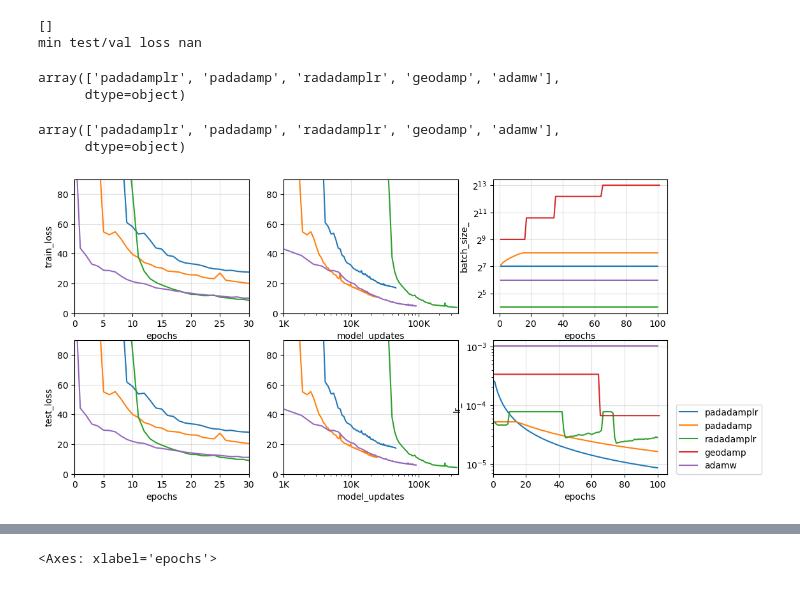
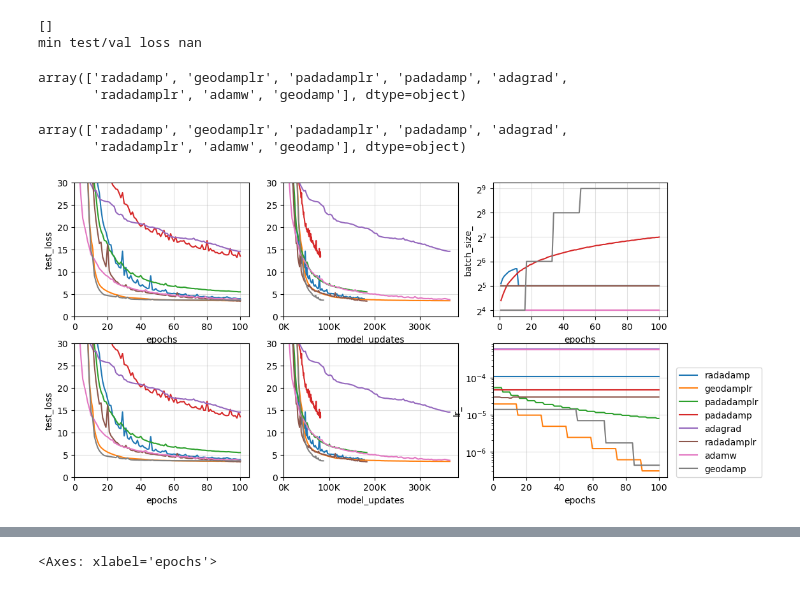
Before and after one commit to stsievert/adadamp-experiments, a Jupyter notebook: exp-autoencoder/viz-random-search.ipynb, the cells around one changed output, grey strips where cells are left out. Drawn from its saved outputs; the diff is of its cells as text; code cells hidden in the pictures.

```diff
--- a/exp-autoencoder/viz-random-search.ipynb
+++ b/exp-autoencoder/viz-random-search.ipynb
@@ -25,11 +26,11 @@ DATA = Path(".") / "data-tuning"
 
 SEARCHES = [
     DATA / "dampersearch",
-    DIR / "data-tuning-ec2" / "dampersearch",
+    DIR / "data-tuning-ec2-2025-01-31" / "dampersearch",
 ]
 RUNS = [
     DATA / "dampersweep",
-    DIR / "data-tuning-ec2" / "dampersweep",
+    DIR / "data-tuning-ec2-2025-01-31" / "dampersweep",
 ]
 searches = [pickle.loads(f.read_bytes()) for searches in SEARCHES for f in searches.glob(f"search-*.pkl")]
 
@@ -97,7 +103,7 @@ def show(damper: str, cv_results: pd.DataFrame):
             ax.set_xscale("log", base=2)
 
     for k, ax in enumerate(axs.flatten()):
-        ax.set_ylim(0, 90)
+        ax.set_ylim(0, 20)
         if show.test_loss.min() <= 1:
             raise ValueError(f"min ylim not sufficient for min test loss {show.test_loss.min()}")
         ax.grid(alpha=0.4)
@@ -195,8 +204,8 @@ min test/val loss nan
 # %%
 cv_results.param_damper.unique()
 # %% [output]
-array(['padadamplr', 'padadamp', 'radadamplr', 'geodamp', 'adamw'],
-      dtype=object)
+array(['radadamp', 'geodamplr', 'padadamplr', 'padadamp', 'adagrad',
+       'radadamplr', 'adamw', 'geodamp'], dtype=object)
 # %%
 from typing import Any
 import numpy as np
@@ -237,11 +246,11 @@ def find_best_run(show: pd.DataFrame, damper: str, N_BEST=1):
     high_mean = show["mean_test_score"].nlargest(N_BEST).index
     best_models = show.loc[high_mean]
     idents = [get_fname(params) for params in best_models["params"].values]
-    files = [f.name for f in RUNS.glob("*.pkl.zip")]
+    files = [f.name for run in RUNS for f in run.glob("*.pkl.zip")]
     est_fnames = [find_match(ident, files) for ident in idents]
     assert len(est_fnames) == N_BEST == 1
     ident = est_fnames[0]
-    best_runs = [pd.read_pickle(f) for f in RUNS.glob("*.pkl.zip") if ident in f.name]
+    best_runs = [pd.read_pickle(f) for run in RUNS for f in run.glob("*.pkl.zip") if ident in f.name]
     ret = pd.concat(best_runs)
     ret["damper"] = damper
     return ret
@@ -253,13 +262,14 @@ best_runs = [
 show_best = pd.concat(best_runs).reset_index()
 show_best.damper.unique()
 # %% [output]
-array(['padadamplr', 'padadamp', 'radadamplr', 'geodamp', 'adamw'],
-      dtype=object)
+array(['radadamp', 'geodamplr', 'padadamplr', 'padadamp', 'adagrad',
+       'radadamplr', 'adamw', 'geodamp'], dtype=object)
 # %%
 import seaborn as sns
 w = 3
 fig, axs = plt.subplots(nrows=2, ncols=3, figsize=(4.0 * w, 2.0 * w))
-for i, loss in enumerate(["train_loss", "test_loss"]):
+loss = "test_loss"
+for i, loss in enumerate(["test_loss", "test_loss"]):
     for j, time in enumerate(["epochs", "model_updates"]):
         ax = sns.lineplot(
             x=time,
@@ -274,40 +284,40 @@ for i, (time, damping) in enumerate([("epochs", "batch_size_"), ("epochs", "lr_"
         x=time,
         y=damping,
         hue="damper",
         data=show_best,
         ax=axs[i][2],
     )
     ax.set_yscale("log", base=2 if "batch" in damping else 10)
     if i == 1:
         ax.legend(loc=(1.05, 0))
     else:
         ax.legend_.remove()
     # if "updates" in time:
         # ax.set_xscale("log", base=10)
         # ax.set_xlim(10, 1000)#, 1_200)
     # else:
     #     ax.set_xlim(49, 51)
 
 for i, ax in enumerate(axs.flatten()):
     ax.grid(alpha=0.4)
     if i != 2:
         ax.set_xlim(0, None)
     if i not in [0, 3, 2, 5]:
         ax.set_ylabel("")
     if i in [0, 1, 3, 4]:
         ax.set_ylim(0, 30)
     # BEGIN DEBUG
-        ax.set_ylim(0, 90)
-    if i in [0, 3]:
-        ax.set_xlim(0, 30)
-    if i in [1, 4]:
-        ax.set_xlim(1_000, None)
-        ax.set_xscale("log", base=10)
+    #     ax.set_ylim(0, 90)
+    # if i in [0, 3]:
+    #     ax.set_xlim(0, 30)
+    # if i in [1, 4]:
+    #     ax.set_xlim(1_000, None)
+    #     ax.set_xscale("log", base=10)
     # END DEBUG
     if i in [1, 4]:
         ax.xaxis.set_major_formatter(lambda x, _: f"{int(x / 1e3)}K")
 # %% [output]
-[figure, old version]
+[figure, new version]
 # %%
 dfs = [df for df in best_runs if set(df.damper.unique()) == {"geodamp"}]
 print(len(dfs))
```
Also changed, not shown: parts of 13 cells of this notebook, 3 other files.
